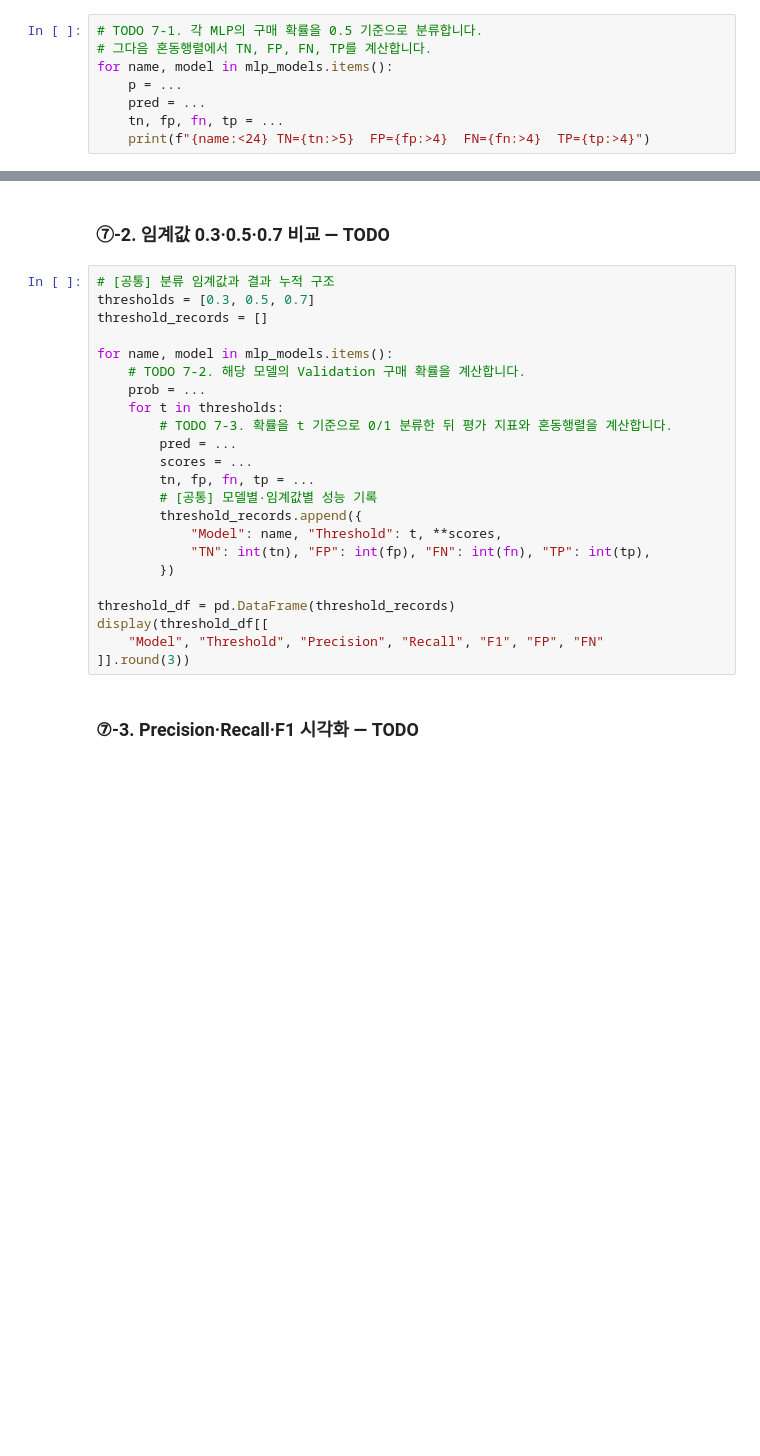
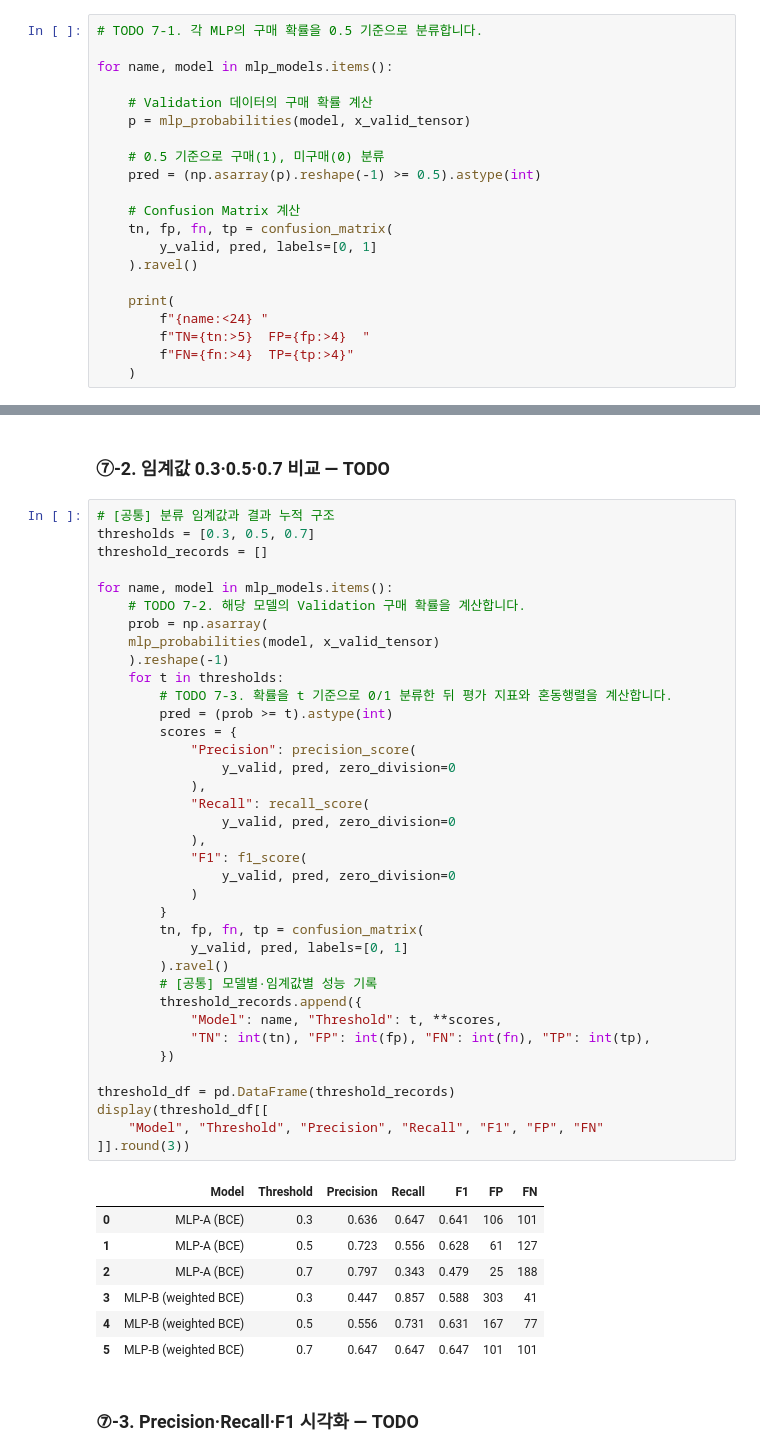
Before and after one commit to djdjwoqve-boop/ai-mini-projects, a Jupyter notebook: mini-project-01/code/02_classification_online_shopping.ipynb, the cells around one changed output, grey strips where cells are left out. Drawn from its saved outputs; the diff is of its cells as text; blank space fills up the shorter version.

```diff
--- a/mini-project-01/code/02_classification_online_shopping.ipynb
+++ b/mini-project-01/code/02_classification_online_shopping.ipynb
@@ -941,9 +1323,22 @@ display(results_df.round(3))
 ### ⑦-1. 두 MLP의 혼동행렬(임계값 0.5) — TODO
 # %%
 # TODO 7-1. 각 MLP의 구매 확률을 0.5 기준으로 분류합니다.
-# 그다음 혼동행렬에서 TN, FP, FN, TP를 계산합니다.
+
 for name, model in mlp_models.items():
-    p = ...
-    pred = ...
-    tn, fp, fn, tp = ...
-    print(f"{name:<24} TN={tn:>5}  FP={fp:>4}  FN={fn:>4}  TP={tp:>4}")
+
+    # Validation 데이터의 구매 확률 계산
+    p = mlp_probabilities(model, x_valid_tensor)
+
+    # 0.5 기준으로 구매(1), 미구매(0) 분류
+    pred = (np.asarray(p).reshape(-1) >= 0.5).astype(int)
+
+    # Confusion Matrix 계산
+    tn, fp, fn, tp = confusion_matrix(
+        y_valid, pred, labels=[0, 1]
+    ).ravel()
+
+    print(
+        f"{name:<24} "
+        f"TN={tn:>5}  FP={fp:>4}  "
+        f"FN={fn:>4}  TP={tp:>4}"
+    )
@@ -952,26 +1350,48 @@ for name, model in mlp_models.items():
 # %%
 # [공통] 분류 임계값과 결과 누적 구조
 thresholds = [0.3, 0.5, 0.7]
 threshold_records = []
 
 for name, model in mlp_models.items():
     # TODO 7-2. 해당 모델의 Validation 구매 확률을 계산합니다.
-    prob = ...
+    prob = np.asarray(
+    mlp_probabilities(model, x_valid_tensor)
+    ).reshape(-1)
     for t in thresholds:
         # TODO 7-3. 확률을 t 기준으로 0/1 분류한 뒤 평가 지표와 혼동행렬을 계산합니다.
-        pred = ...
-        scores = ...
-        tn, fp, fn, tp = ...
+        pred = (prob >= t).astype(int)
+        scores = {
+            "Precision": precision_score(
+                y_valid, pred, zero_division=0
+            ),
+            "Recall": recall_score(
+                y_valid, pred, zero_division=0
+            ),
+            "F1": f1_score(
+                y_valid, pred, zero_division=0
+            )
+        }
+        tn, fp, fn, tp = confusion_matrix(
+            y_valid, pred, labels=[0, 1]
+        ).ravel()
         # [공통] 모델별·임계값별 성능 기록
         threshold_records.append({
             "Model": name, "Threshold": t, **scores,
             "TN": int(tn), "FP": int(fp), "FN": int(fn), "TP": int(tp),
         })
 
 threshold_df = pd.DataFrame(threshold_records)
 display(threshold_df[[
     "Model", "Threshold", "Precision", "Recall", "F1", "FP", "FN"
 ]].round(3))
+# %% [output]
+|  | Model | Threshold | Precision | Recall | F1 | FP | FN |
+| 0 | MLP-A (BCE) | 0.3 | 0.636 | 0.647 | 0.641 | 106 | 101 |
+| 1 | MLP-A (BCE) | 0.5 | 0.723 | 0.556 | 0.628 | 61 | 127 |
+| 2 | MLP-A (BCE) | 0.7 | 0.797 | 0.343 | 0.479 | 25 | 188 |
+| 3 | MLP-B (weighted BCE) | 0.3 | 0.447 | 0.857 | 0.588 | 303 | 41 |
+| 4 | MLP-B (weighted BCE) | 0.5 | 0.556 | 0.731 | 0.631 | 167 | 77 |
+| 5 | MLP-B (weighted BCE) | 0.7 | 0.647 | 0.647 | 0.647 | 101 | 101 |
 # %% [markdown]
 ### ⑦-3. Precision·Recall·F1 시각화 — TODO
 # %%
```
Also changed, not shown: parts of 17 cells of this notebook.
